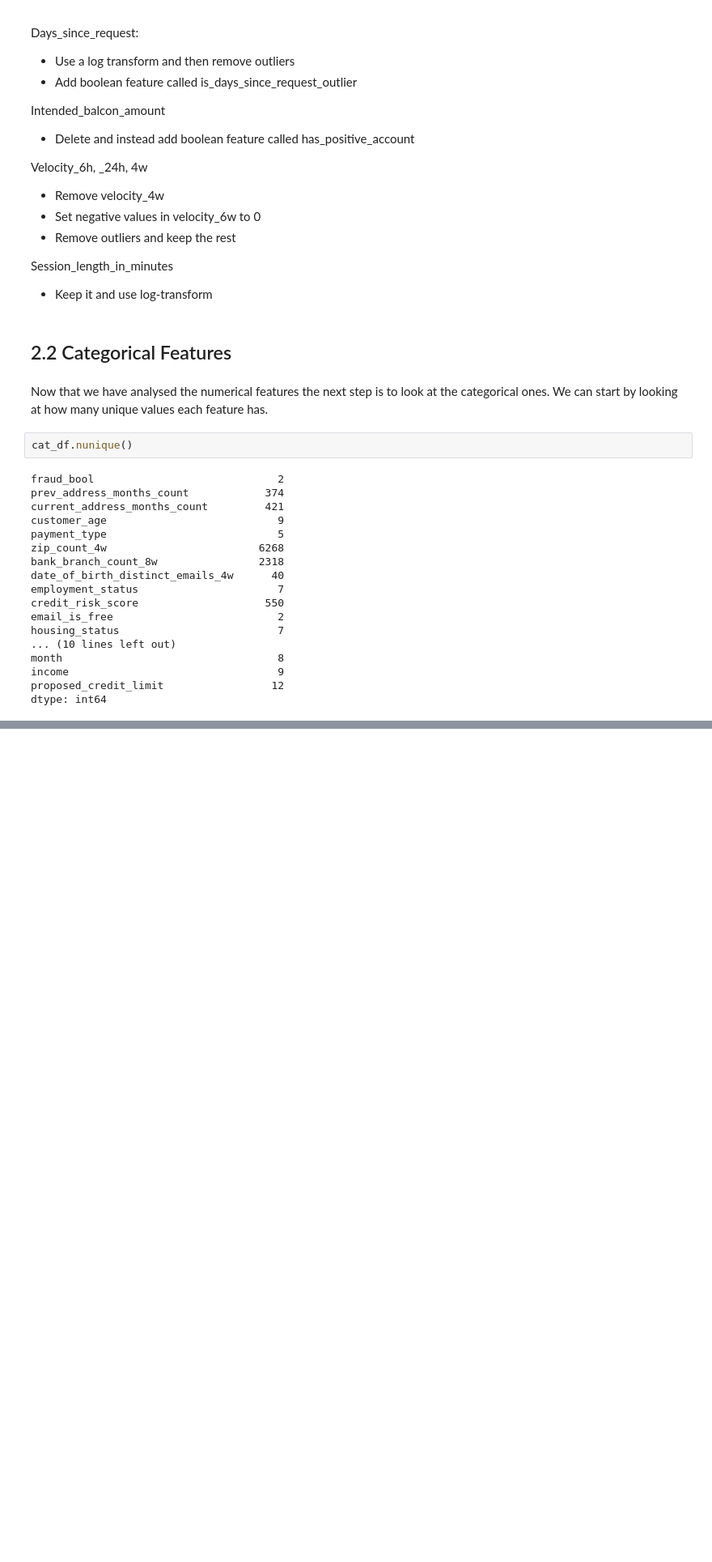
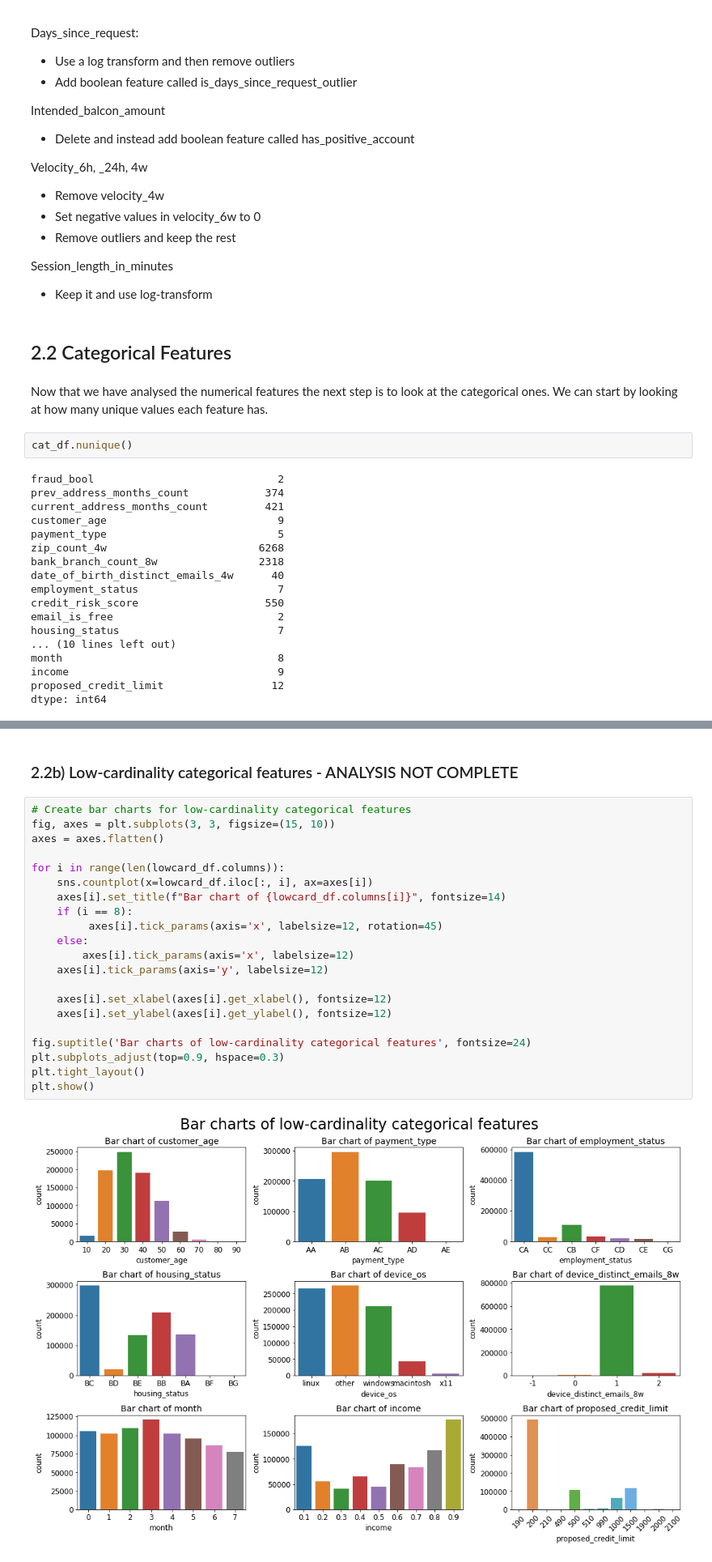
Before and after one commit to AlbinFranzen/Bank-Fraud-Detection, a Jupyter notebook: EDA.ipynb, the cells around one changed output, grey strips where cells are left out. Shown at 81% size. Saved outputs shown, nothing was run; the diff lists cells and outputs as text; blank space fills up the shorter version.

```diff
--- a/EDA.ipynb
+++ b/EDA.ipynb
@@ -379,0 +332,25 @@ x11         0.988793  0.011207
+# %% [markdown]
+### 2.2b) Low-cardinality categorical features - ANALYSIS NOT COMPLETE
+# %%
+# Create bar charts for low-cardinality categorical features
+fig, axes = plt.subplots(3, 3, figsize=(15, 10))
+axes = axes.flatten()
+
+for i in range(len(lowcard_df.columns)):
+    sns.countplot(x=lowcard_df.iloc[:, i], ax=axes[i])
+    axes[i].set_title(f"Bar chart of {lowcard_df.columns[i]}", fontsize=14)
+    if (i == 8):
+         axes[i].tick_params(axis='x', labelsize=12, rotation=45)
+    else:
+        axes[i].tick_params(axis='x', labelsize=12)
+    axes[i].tick_params(axis='y', labelsize=12)
+
+    axes[i].set_xlabel(axes[i].get_xlabel(), fontsize=12)
+    axes[i].set_ylabel(axes[i].get_ylabel(), fontsize=12)
+
+fig.suptitle('Bar charts of low-cardinality categorical features', fontsize=24)
+plt.subplots_adjust(top=0.9, hspace=0.3)
+plt.tight_layout()
+plt.show()
+# %% [output]
+[figure, added]
```
Also changed, not shown: parts of 21 cells of this notebook.
